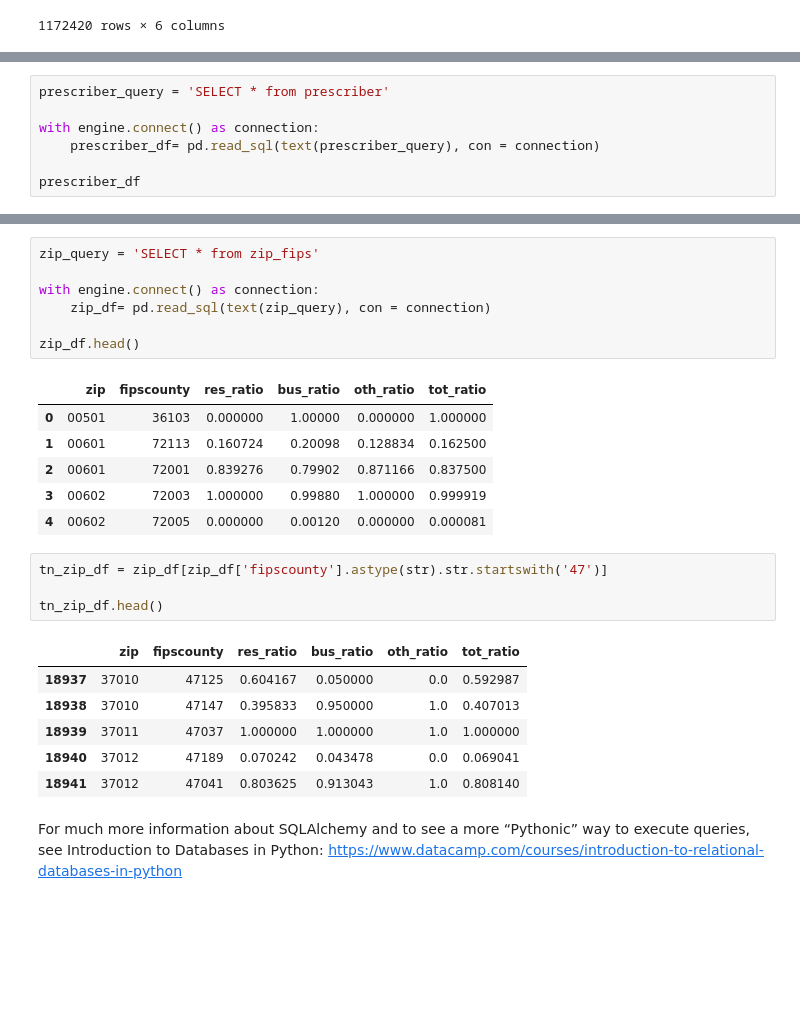
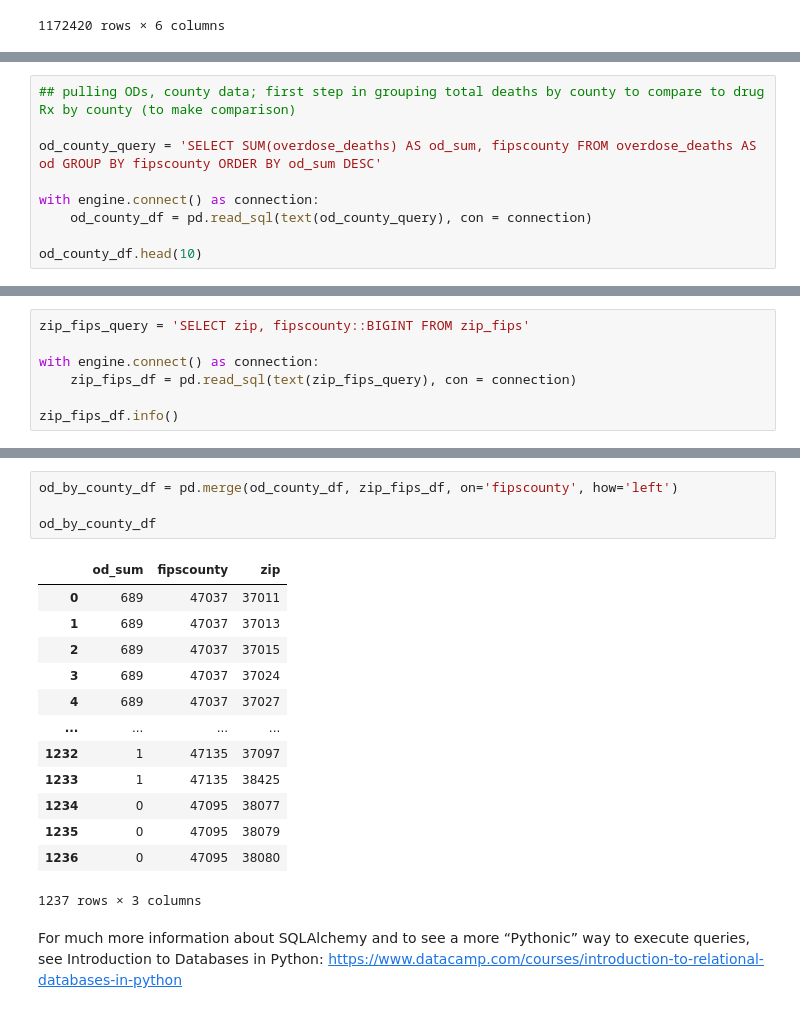
Before and after one commit to NSS-Data-Analytics-Cohort-14/prescribers-python-da14-panda_monium, a Jupyter notebook: notebooks/SHAFFERprescribers.ipynb, the cells around one changed output, grey strips where cells are left out. Saved outputs shown, nothing was run; the diff lists cells and outputs as text; blank space fills up the shorter version.

Commit message:
Worked more on Q5, unanswerable with current data

```diff
--- a/notebooks/SHAFFERprescribers.ipynb
+++ b/notebooks/SHAFFERprescribers.ipynb
@@ -205,0 +206,9 @@ SyntaxError: invalid syntax. Maybe you meant '==' or ':=' instead of '='? (37454
+# %%
+## pulling ODs, county data; first step in grouping total deaths by county to compare to drug Rx by county (to make comparison)
+
+od_county_query = 'SELECT SUM(overdose_deaths) AS od_sum, fipscounty FROM overdose_deaths AS od GROUP BY fipscounty ORDER BY od_sum DESC'
+
+with engine.connect() as connection:
+    od_county_df = pd.read_sql(text(od_county_query), con = connection)
+
+od_county_df.head(10)
@@ -206,8 +227,8 @@ SyntaxError: invalid syntax. Maybe you meant '==' or ':=' instead of '='? (37454
 # %%
-prescriber_query = 'SELECT * from prescriber'
+zip_fips_query = 'SELECT zip, fipscounty::BIGINT FROM zip_fips'
 
 with engine.connect() as connection:
-    prescriber_df= pd.read_sql(text(prescriber_query), con = connection)
+    zip_fips_df = pd.read_sql(text(zip_fips_query), con = connection)
 
-prescriber_df
+zip_fips_df.info()
 # %% [output]
@@ -227,27 +244,20 @@ prescriber_df
-# %%
-zip_query = 'SELECT * from zip_fips'
-
-with engine.connect() as connection:
-    zip_df= pd.read_sql(text(zip_query), con = connection)
-
-zip_df.head()
-# %% [output]
-|  | zip | fipscounty | res_ratio | bus_ratio | oth_ratio | tot_ratio |
-| 0 | 00501 | 36103 | 0.000000 | 1.00000 | 0.000000 | 1.000000 |
-| 1 | 00601 | 72113 | 0.160724 | 0.20098 | 0.128834 | 0.162500 |
-| 2 | 00601 | 72001 | 0.839276 | 0.79902 | 0.871166 | 0.837500 |
-| 3 | 00602 | 72003 | 1.000000 | 0.99880 | 1.000000 | 0.999919 |
-| 4 | 00602 | 72005 | 0.000000 | 0.00120 | 0.000000 | 0.000081 |
-# %%
-tn_zip_df = zip_df[zip_df['fipscounty'].astype(str).str.startswith('47')]
-
-tn_zip_df.head()
-# %% [output]
-|  | zip | fipscounty | res_ratio | bus_ratio | oth_ratio | tot_ratio |
-| 18937 | 37010 | 47125 | 0.604167 | 0.050000 | 0.0 | 0.592987 |
-| 18938 | 37010 | 47147 | 0.395833 | 0.950000 | 1.0 | 0.407013 |
-| 18939 | 37011 | 47037 | 1.000000 | 1.000000 | 1.0 | 1.000000 |
-| 18940 | 37012 | 47189 | 0.070242 | 0.043478 | 0.0 | 0.069041 |
-| 18941 | 37012 | 47041 | 0.803625 | 0.913043 | 1.0 | 0.808140 |
+# %%
+od_by_county_df = pd.merge(od_county_df, zip_fips_df, on='fipscounty', how='left')
+
+od_by_county_df
+# %% [output]
+|  | od_sum | fipscounty | zip |
+| 0 | 689 | 47037 | 37011 |
+| 1 | 689 | 47037 | 37013 |
+| 2 | 689 | 47037 | 37015 |
+| 3 | 689 | 47037 | 37024 |
+| 4 | 689 | 47037 | 37027 |
+| ... | ... | ... | ... |
+| 1232 | 1 | 47135 | 37097 |
+| 1233 | 1 | 47135 | 38425 |
+| 1234 | 0 | 47095 | 38077 |
+| 1235 | 0 | 47095 | 38079 |
+| 1236 | 0 | 47095 | 38080 |
+1237 rows × 3 columns
 # %% [markdown]
 For much more information about SQLAlchemy and to see a more “Pythonic” way to execute queries, see Introduction to Databases in Python: https://www.datacamp.com/courses/introduction-to-relational-databases-in-python
```
Also changed, not shown: parts of 4 cells of this notebook.
